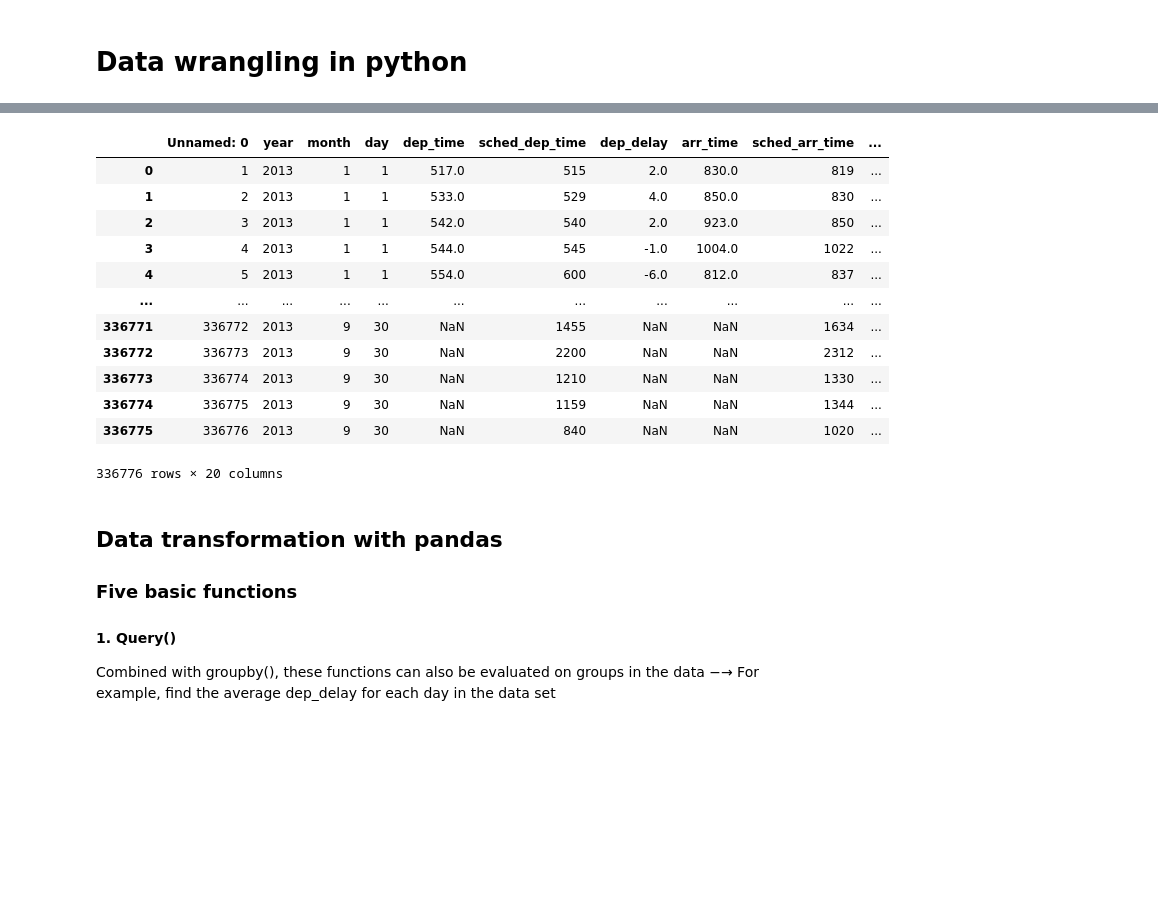
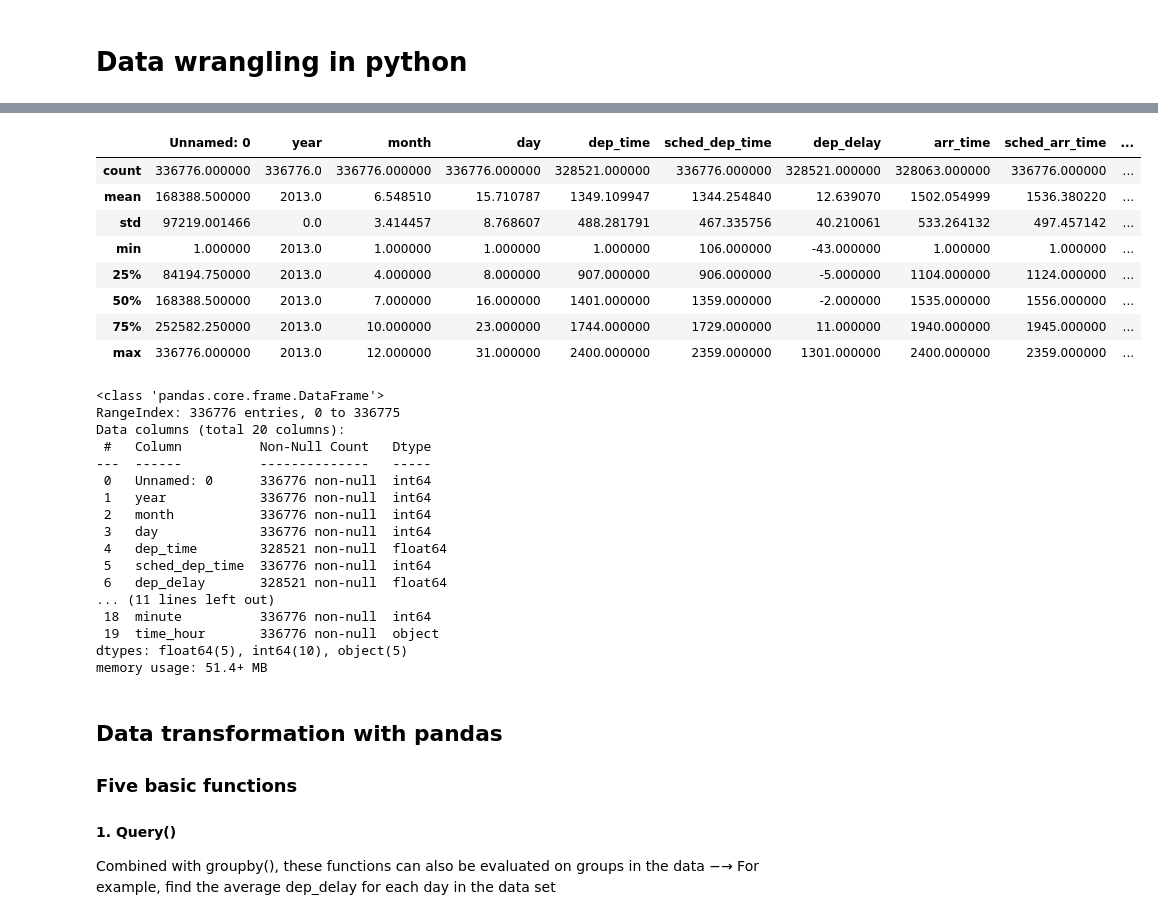
Before and after one commit to AdilVural/myPython, a Jupyter notebook: 2025-2026 - Programming Visualization for BA/05_Data_Wrangling/Data_Wrangling_Python_Notebook.ipynb, the cells around one changed output, grey strips where cells are left out. Saved outputs shown, nothing was run; the diff lists cells and outputs as text; code cells hidden in the pictures; blank space fills up the shorter version.

```diff
--- a/2025-2026 - Programming Visualization for BA/05_Data_Wrangling/Data_Wrangling_Python_Notebook.ipynb
+++ b/2025-2026 - Programming Visualization for BA/05_Data_Wrangling/Data_Wrangling_Python_Notebook.ipynb
@@ -7,19 +22,35 @@ flights = pd.read_csv("flights.csv")
 # %%
-flights
+flights.describe()
 # %% [output]
 |  | Unnamed: 0 | year | month | day | dep_time | sched_dep_time | dep_delay | arr_time | sched_arr_time | ... |
-| 0 | 1 | 2013 | 1 | 1 | 517.0 | 515 | 2.0 | 830.0 | 819 | ... |
-| 1 | 2 | 2013 | 1 | 1 | 533.0 | 529 | 4.0 | 850.0 | 830 | ... |
-| 2 | 3 | 2013 | 1 | 1 | 542.0 | 540 | 2.0 | 923.0 | 850 | ... |
-| 3 | 4 | 2013 | 1 | 1 | 544.0 | 545 | -1.0 | 1004.0 | 1022 | ... |
-| 4 | 5 | 2013 | 1 | 1 | 554.0 | 600 | -6.0 | 812.0 | 837 | ... |
-| ... | ... | ... | ... | ... | ... | ... | ... | ... | ... | ... |
-| 336771 | 336772 | 2013 | 9 | 30 | NaN | 1455 | NaN | NaN | 1634 | ... |
-| 336772 | 336773 | 2013 | 9 | 30 | NaN | 2200 | NaN | NaN | 2312 | ... |
-| 336773 | 336774 | 2013 | 9 | 30 | NaN | 1210 | NaN | NaN | 1330 | ... |
-| 336774 | 336775 | 2013 | 9 | 30 | NaN | 1159 | NaN | NaN | 1344 | ... |
-| 336775 | 336776 | 2013 | 9 | 30 | NaN | 840 | NaN | NaN | 1020 | ... |
+| count | 336776.000000 | 336776.0 | 336776.000000 | 336776.000000 | 328521.000000 | 336776.000000 | 328521.000000 | 328063.000000 | 336776.000000 | ... |
+| mean | 168388.500000 | 2013.0 | 6.548510 | 15.710787 | 1349.109947 | 1344.254840 | 12.639070 | 1502.054999 | 1536.380220 | ... |
+| std | 97219.001466 | 0.0 | 3.414457 | 8.768607 | 488.281791 | 467.335756 | 40.210061 | 533.264132 | 497.457142 | ... |
+| min | 1.000000 | 2013.0 | 1.000000 | 1.000000 | 1.000000 | 106.000000 | -43.000000 | 1.000000 | 1.000000 | ... |
+| 25% | 84194.750000 | 2013.0 | 4.000000 | 8.000000 | 907.000000 | 906.000000 | -5.000000 | 1104.000000 | 1124.000000 | ... |
+| 50% | 168388.500000 | 2013.0 | 7.000000 | 16.000000 | 1401.000000 | 1359.000000 | -2.000000 | 1535.000000 | 1556.000000 | ... |
+| 75% | 252582.250000 | 2013.0 | 10.000000 | 23.000000 | 1744.000000 | 1729.000000 | 11.000000 | 1940.000000 | 1945.000000 | ... |
+| max | 336776.000000 | 2013.0 | 12.000000 | 31.000000 | 2400.000000 | 2359.000000 | 1301.000000 | 2400.000000 | 2359.000000 | ... |
-336776 rows × 20 columns
+# %%
+flights.info()
+# %% [output]
+<class 'pandas.core.frame.DataFrame'>
+RangeIndex: 336776 entries, 0 to 336775
+Data columns (total 20 columns):
+ #   Column          Non-Null Count   Dtype
+---  ------          --------------   -----
+ 0   Unnamed: 0      336776 non-null  int64
+ 1   year            336776 non-null  int64
+ 2   month           336776 non-null  int64
+ 3   day             336776 non-null  int64
+ 4   dep_time        328521 non-null  float64
+ 5   sched_dep_time  336776 non-null  int64
+ 6   dep_delay       328521 non-null  float64
+... (11 lines left out)
+ 18  minute          336776 non-null  int64
+ 19  time_hour       336776 non-null  object
+dtypes: float64(5), int64(10), object(5)
+memory usage: 51.4+ MB
 # %% [markdown]
 ## Data transformation with pandas
 ### Five basic functions
```
Also changed, not shown: parts of 2 cells of this notebook, 3 other files.
